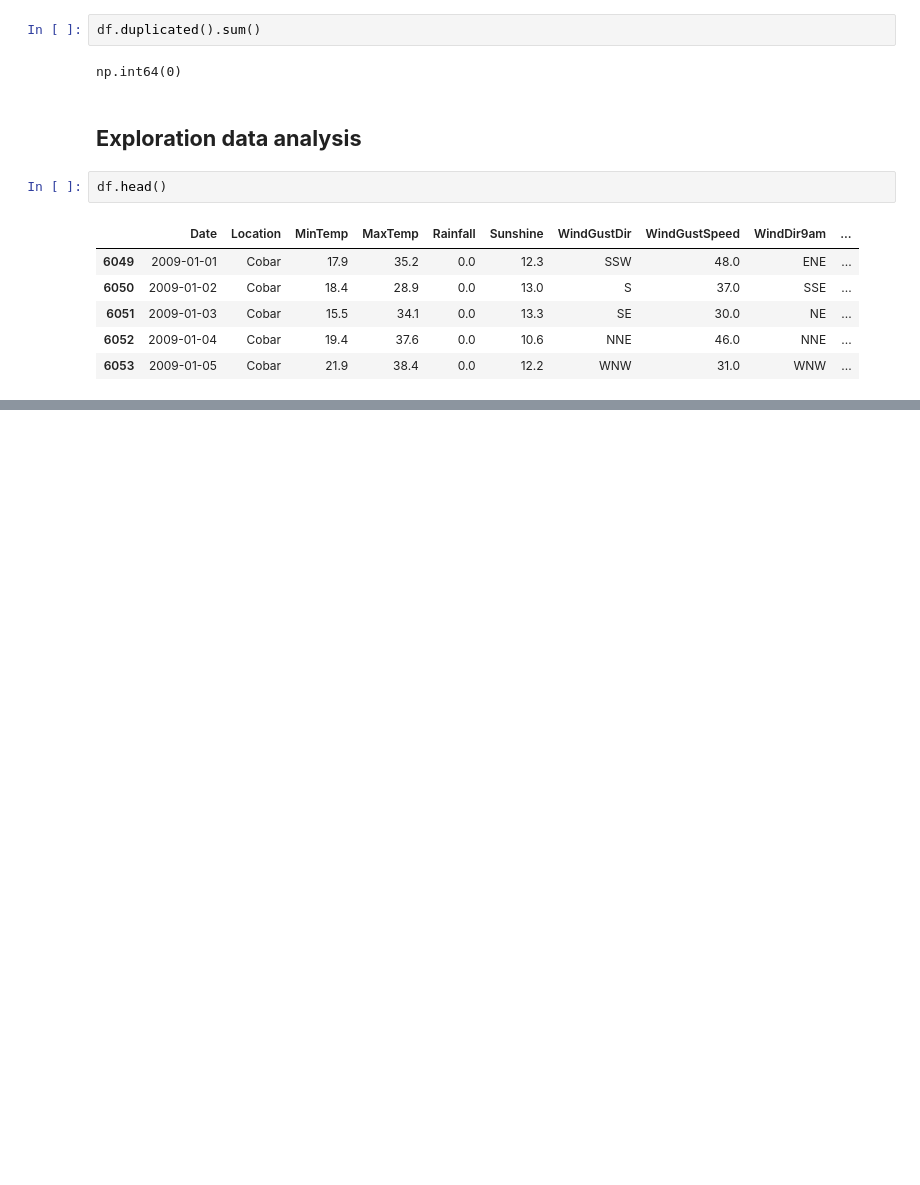
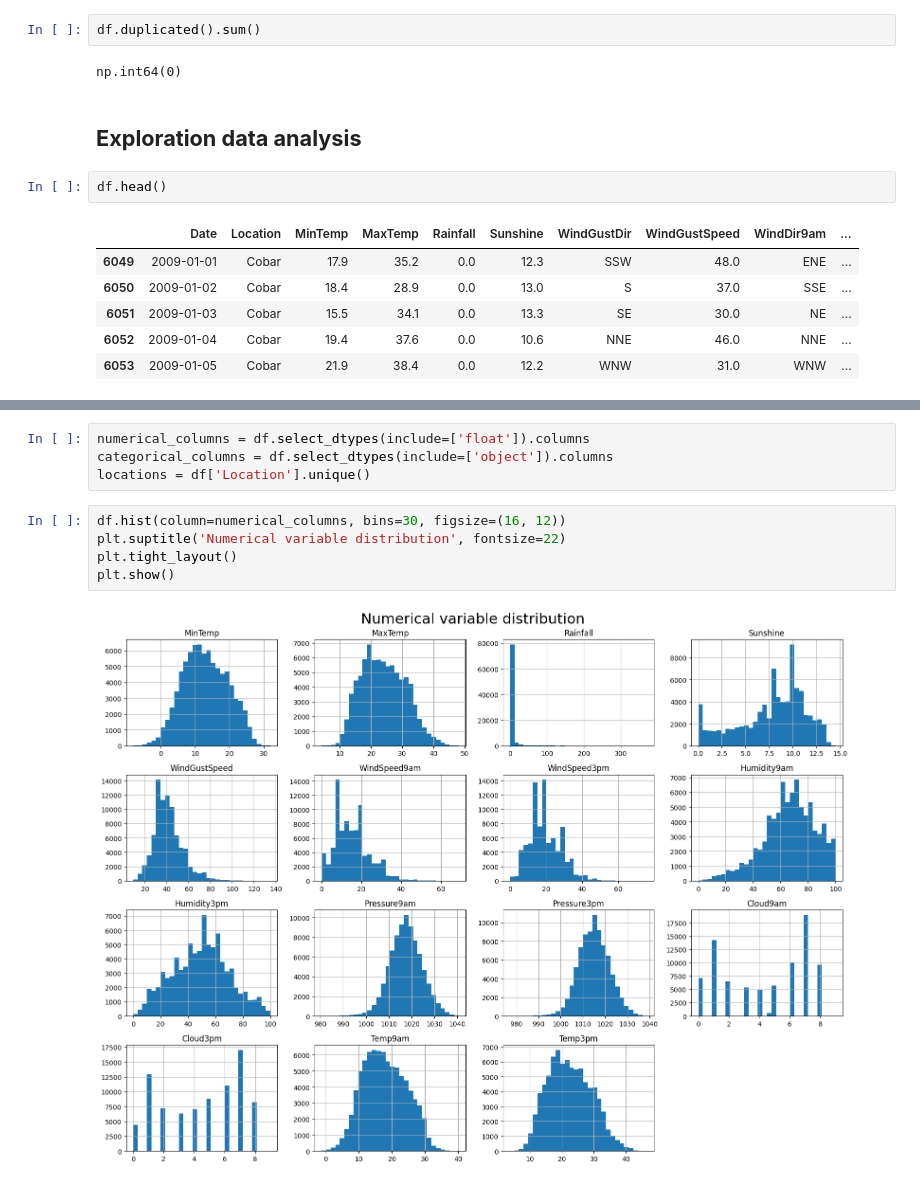
Before and after one commit to dzungpnguyen/rain-in-australia, a Jupyter notebook: data_exploration_analysis.ipynb, the cells around one changed output, grey strips where cells are left out. Saved outputs shown, nothing was run; the diff lists cells and outputs as text; blank space fills up the shorter version.

Commit message:
numerical var distributions

```diff
--- a/data_exploration_analysis.ipynb
+++ b/data_exploration_analysis.ipynb
@@ -250,0 +263,11 @@ df.head()
+# %%
+numerical_columns = df.select_dtypes(include=['float']).columns
+categorical_columns = df.select_dtypes(include=['object']).columns
+locations = df['Location'].unique()
+# %%
+df.hist(column=numerical_columns, bins=30, figsize=(16, 12))
+plt.suptitle('Numerical variable distribution', fontsize=22)
+plt.tight_layout()
+plt.show()
+# %% [output]
+[figure, added]
```
Also changed, not shown: parts of 1 cell of this notebook.
